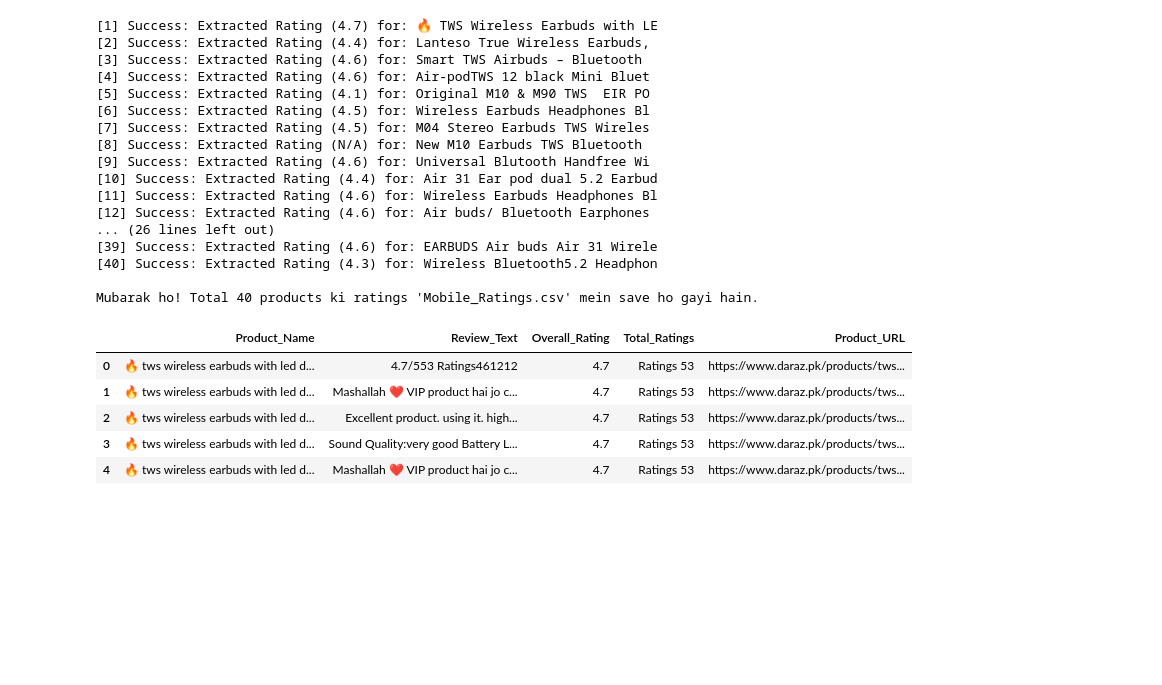
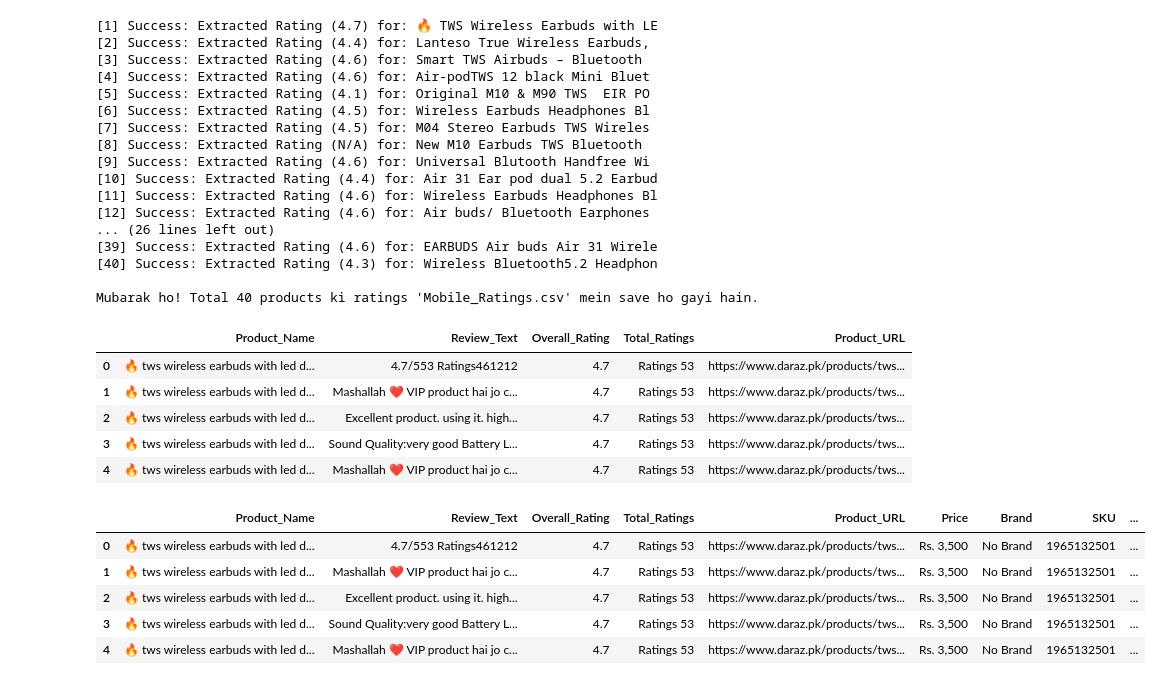
Before and after one commit to Fatima-Arain206/Web-Scrapping-Daraz, a Jupyter notebook: earbuds.ipynb, the cells around one changed output. Drawn from its saved outputs; the diff is of its cells as text; code cells hidden in the pictures; blank space fills up the shorter version.

```diff
--- a/earbuds.ipynb
+++ b/earbuds.ipynb
@@ -489,3 +489,35 @@ merged_df.head()
 | 2 | 🔥 tws wireless earbuds with led d... | Excellent product. using it. high... | 4.7 | Ratings 53 | https://www.daraz.pk/products/tws... |
 | 3 | 🔥 tws wireless earbuds with led d... | Sound Quality:very good Battery L... | 4.7 | Ratings 53 | https://www.daraz.pk/products/tws... |
 | 4 | 🔥 tws wireless earbuds with led d... | Mashallah ❤️ VIP product hai jo c... | 4.7 | Ratings 53 | https://www.daraz.pk/products/tws... |
+# %%
+# Load both datasets
+import pandas as pd
+merged_df = pd.read_csv("EARBUDS_merged.csv")
+earbuds_df = pd.read_csv("EarbudsDataFrame.csv")
+
+# Normalize product names for matching
+for data in (merged_df, earbuds_df):
+    data["Product_Name"] = (
+        data["Product_Name"].astype(str).str.strip().str.lower()
+    )
+
+# Remove duplicate product records before merging
+#earbuds_df = earbuds_df.drop_duplicates(subset=["Product_Name"])
+
+# Left merge: keep all records from EARBUDS_merged
+final_df = merged_df.merge(
+    earbuds_df,
+    on="Product_Name",
+    how="left",
+    suffixes=("", "_earbuds")
+)
+
+final_df.to_csv("EARBUDS_final.csv", index=False, encoding="utf-8-sig")
+final_df.head()
+# %% [output]
+|  | Product_Name | Review_Text | Overall_Rating | Total_Ratings | Product_URL | Price | Brand | SKU | ... |
+| 0 | 🔥 tws wireless earbuds with led d... | 4.7/553 Ratings461212 | 4.7 | Ratings 53 | https://www.daraz.pk/products/tws... | Rs. 3,500 | No Brand | 1965132501 | ... |
+| 1 | 🔥 tws wireless earbuds with led d... | Mashallah ❤️ VIP product hai jo c... | 4.7 | Ratings 53 | https://www.daraz.pk/products/tws... | Rs. 3,500 | No Brand | 1965132501 | ... |
+| 2 | 🔥 tws wireless earbuds with led d... | Excellent product. using it. high... | 4.7 | Ratings 53 | https://www.daraz.pk/products/tws... | Rs. 3,500 | No Brand | 1965132501 | ... |
+| 3 | 🔥 tws wireless earbuds with led d... | Sound Quality:very good Battery L... | 4.7 | Ratings 53 | https://www.daraz.pk/products/tws... | Rs. 3,500 | No Brand | 1965132501 | ... |
+| 4 | 🔥 tws wireless earbuds with led d... | Mashallah ❤️ VIP product hai jo c... | 4.7 | Ratings 53 | https://www.daraz.pk/products/tws... | Rs. 3,500 | No Brand | 1965132501 | ... |
```
Also changed, not shown: parts of 1 cell of this notebook, 6 other files.
